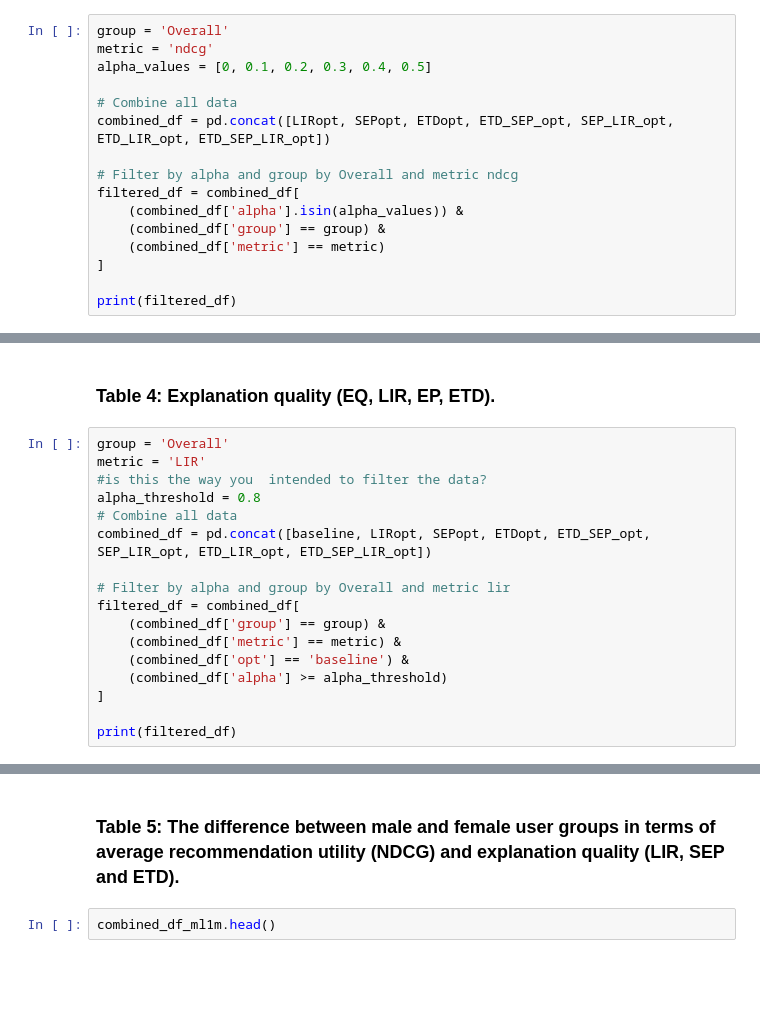
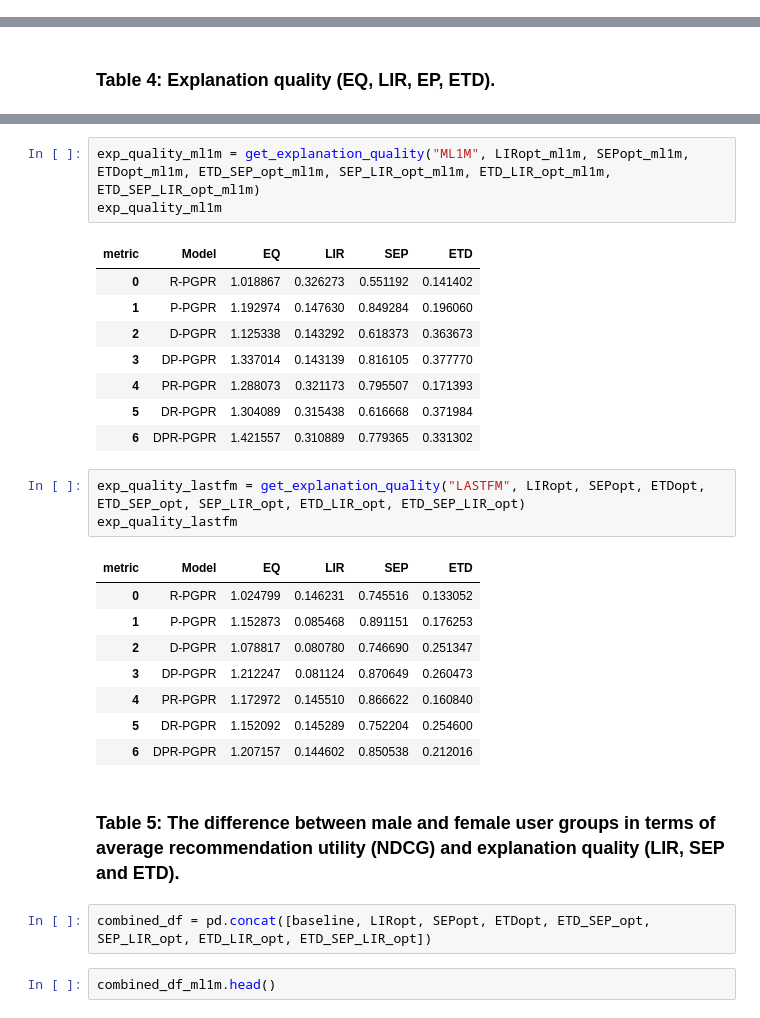
Before and after one commit to vinzentbeer/assignment-recsys, a Jupyter notebook: REPORT/experiments.ipynb, the cells around one changed output, grey strips where cells are left out. Saved outputs shown, nothing was run; the diff lists cells and outputs as text; blank space fills up the shorter version.

Commit message:
Table 3 and 4

```diff
--- a/REPORT/experiments.ipynb
+++ b/REPORT/experiments.ipynb
@@ -316,19 +316,3 @@ plt.show()
 [figure]
 # %% [markdown]
 ### Table 3: Recommendation utility (NDCG).
-# %%
-group = 'Overall'
-metric = 'ndcg'
-alpha_values = [0, 0.1, 0.2, 0.3, 0.4, 0.5]
-
-# Combine all data
-combined_df = pd.concat([LIRopt, SEPopt, ETDopt, ETD_SEP_opt, SEP_LIR_opt, ETD_LIR_opt, ETD_SEP_LIR_opt])
-
-# Filter by alpha and group by Overall and metric ndcg
-filtered_df = combined_df[
-    (combined_df['alpha'].isin(alpha_values)) &
-    (combined_df['group'] == group) &
-    (combined_df['metric'] == metric)
-]
-
-print(filtered_df)
@@ -353,19 +377,2 @@ print(filtered_df)
 # %% [markdown]
 ### Table 4: Explanation quality (EQ, LIR, EP, ETD).
-# %%
-group = 'Overall'
-metric = 'LIR'
-#is this the way you  intended to filter the data?
-alpha_threshold = 0.8
-# Combine all data
-combined_df = pd.concat([baseline, LIRopt, SEPopt, ETDopt, ETD_SEP_opt, SEP_LIR_opt, ETD_LIR_opt, ETD_SEP_LIR_opt])
-
-# Filter by alpha and group by Overall and metric lir
-filtered_df = combined_df[
-    (combined_df['group'] == group) &
-    (combined_df['metric'] == metric) &
-    (combined_df['opt'] == 'baseline') &
-    (combined_df['alpha'] >= alpha_threshold)
-]
-
-print(filtered_df)
@@ -379,5 +426,31 @@ print(filtered_df)
+# %%
+exp_quality_ml1m = get_explanation_quality("ML1M", LIRopt_ml1m, SEPopt_ml1m, ETDopt_ml1m, ETD_SEP_opt_ml1m, SEP_LIR_opt_ml1m, ETD_LIR_opt_ml1m, ETD_SEP_LIR_opt_ml1m)
+exp_quality_ml1m
+# %% [output]
+| metric | Model | EQ | LIR | SEP | ETD |
+| 0 | R-PGPR | 1.018867 | 0.326273 | 0.551192 | 0.141402 |
+| 1 | P-PGPR | 1.192974 | 0.147630 | 0.849284 | 0.196060 |
+| 2 | D-PGPR | 1.125338 | 0.143292 | 0.618373 | 0.363673 |
+| 3 | DP-PGPR | 1.337014 | 0.143139 | 0.816105 | 0.377770 |
+| 4 | PR-PGPR | 1.288073 | 0.321173 | 0.795507 | 0.171393 |
+| 5 | DR-PGPR | 1.304089 | 0.315438 | 0.616668 | 0.371984 |
+| 6 | DPR-PGPR | 1.421557 | 0.310889 | 0.779365 | 0.331302 |
+# %%
+exp_quality_lastfm = get_explanation_quality("LASTFM", LIRopt, SEPopt, ETDopt, ETD_SEP_opt, SEP_LIR_opt, ETD_LIR_opt, ETD_SEP_LIR_opt)
+exp_quality_lastfm
+# %% [output]
+| metric | Model | EQ | LIR | SEP | ETD |
+| 0 | R-PGPR | 1.024799 | 0.146231 | 0.745516 | 0.133052 |
+| 1 | P-PGPR | 1.152873 | 0.085468 | 0.891151 | 0.176253 |
+| 2 | D-PGPR | 1.078817 | 0.080780 | 0.746690 | 0.251347 |
+| 3 | DP-PGPR | 1.212247 | 0.081124 | 0.870649 | 0.260473 |
+| 4 | PR-PGPR | 1.172972 | 0.145510 | 0.866622 | 0.160840 |
+| 5 | DR-PGPR | 1.152092 | 0.145289 | 0.752204 | 0.254600 |
+| 6 | DPR-PGPR | 1.207157 | 0.144602 | 0.850538 | 0.212016 |
 # %% [markdown]
 ### Table 5: The difference between male and female user groups in terms of average recommendation utility (NDCG) and explanation quality (LIR, SEP and ETD).
+# %%
+combined_df = pd.concat([baseline, LIRopt, SEPopt, ETDopt, ETD_SEP_opt, SEP_LIR_opt, ETD_LIR_opt, ETD_SEP_LIR_opt])
 # %%
 combined_df_ml1m.head()
 # %% [output]
```
Also changed, not shown: parts of 8 cells of this notebook, 2 other files.
